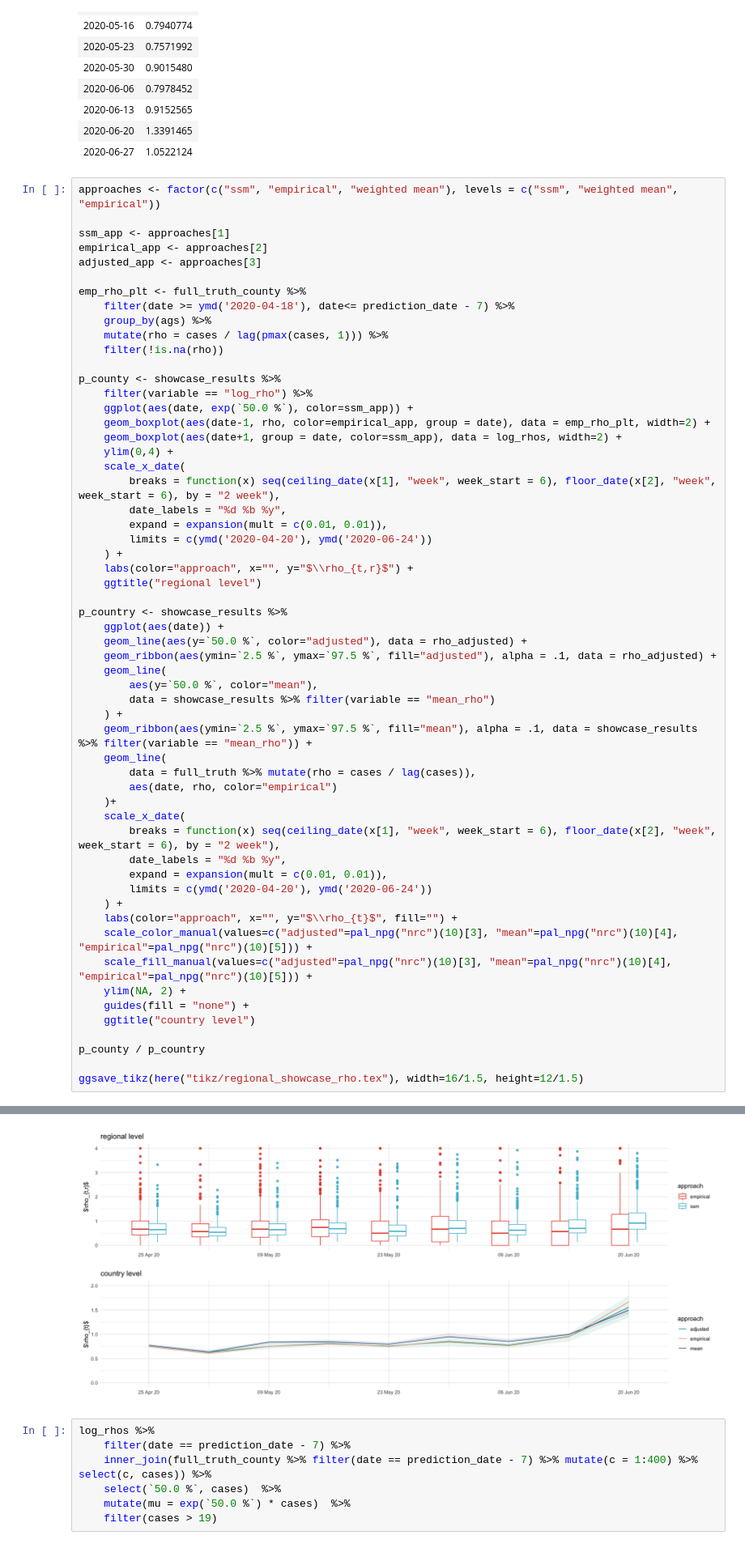
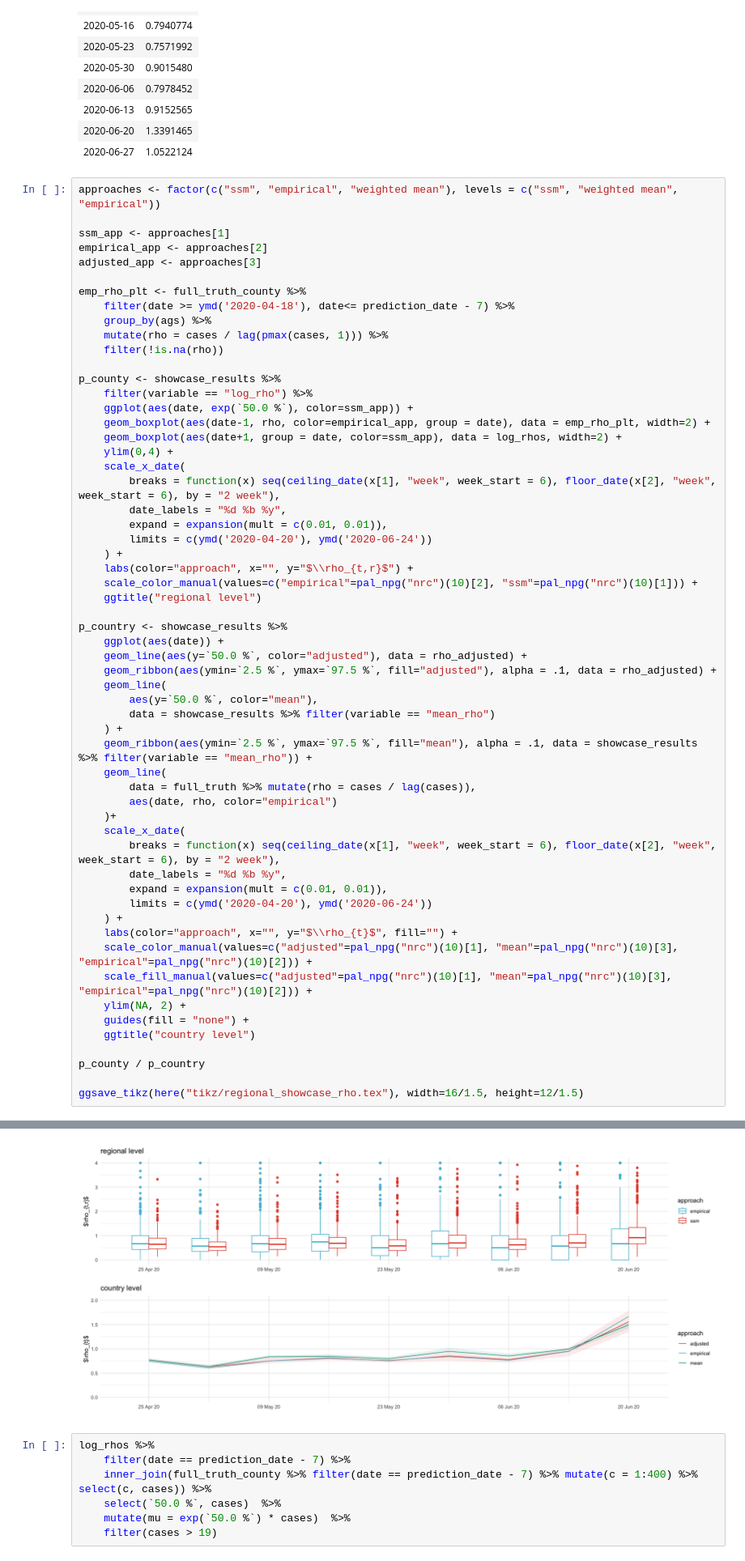
Before and after one commit to stefanheyder/dissertation, a Jupyter notebook: nbs/4 Models/4.2 Regional growth factor model/30_figures.ipynb, the cells around one changed output, grey strips where cells are left out. Shown at 81% size. Drawn from its saved outputs; the diff is of its cells as text.

```diff
--- a/nbs/4 Models/4.2 Regional growth factor model/30_figures.ipynb
+++ b/nbs/4 Models/4.2 Regional growth factor model/30_figures.ipynb
@@ -333,6 +333,7 @@ p_county <- showcase_results %>%
         limits = c(ymd('2020-04-20'), ymd('2020-06-24'))
     ) +
     labs(color="approach", x="", y="$\\rho_{t,r}$") +
+    scale_color_manual(values=c("empirical"=pal_npg("nrc")(10)[2], "ssm"=pal_npg("nrc")(10)[1])) +
     ggtitle("regional level")
 
 p_country <- showcase_results %>%
@@ -355,8 +356,8 @@ p_country <- showcase_results %>%
         limits = c(ymd('2020-04-20'), ymd('2020-06-24'))
     ) +
     labs(color="approach", x="", y="$\\rho_{t}$", fill="") +
-    scale_color_manual(values=c("adjusted"=pal_npg("nrc")(10)[3], "mean"=pal_npg("nrc")(10)[4], "empirical"=pal_npg("nrc")(10)[5])) +
-    scale_fill_manual(values=c("adjusted"=pal_npg("nrc")(10)[3], "mean"=pal_npg("nrc")(10)[4], "empirical"=pal_npg("nrc")(10)[5])) +
+    scale_color_manual(values=c("adjusted"=pal_npg("nrc")(10)[1], "mean"=pal_npg("nrc")(10)[3], "empirical"=pal_npg("nrc")(10)[2])) +
+    scale_fill_manual(values=c("adjusted"=pal_npg("nrc")(10)[1], "mean"=pal_npg("nrc")(10)[3], "empirical"=pal_npg("nrc")(10)[2])) +
     ylim(NA, 2) +
     guides(fill = "none") +
     ggtitle("country level")
@@ -387,4 +388,4 @@ agg_record_322425349
-[figure, old version]
+[figure, new version]
 # %%
 log_rhos %>%
     filter(date == prediction_date - 7) %>%
```
Also changed, not shown: parts of 15 cells of this notebook, 12 other files.
